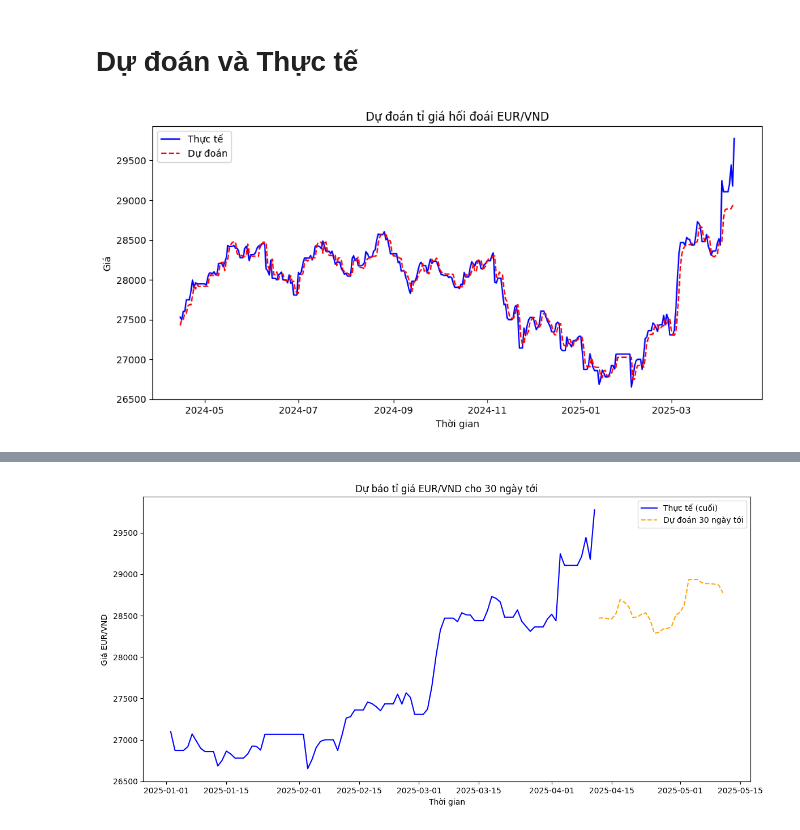
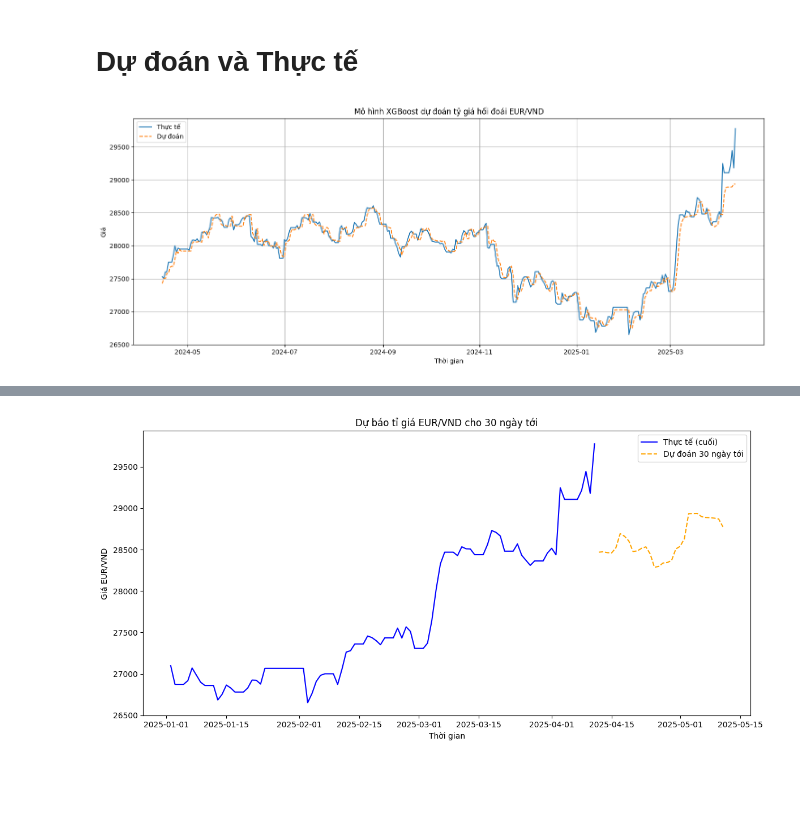
Before and after one commit to nggiang63/eur-vnd-exchange-rate, a Jupyter notebook: notebooks/xgboost.ipynb, the cells around one changed output, grey strips where cells are left out. Cells and saved outputs as stored; diff of their text form; code cells hidden in the pictures; blank space fills up the shorter version.

```diff
--- a/notebooks/xgboost.ipynb
+++ b/notebooks/xgboost.ipynb
@@ -135,19 +152,20 @@ MAPE: 0.2824%
 # %%
 y_pred_test = best_model.predict(X_test)
 
 # Đảm bảo test_timestamps là datetime
 test_timestamps = pd.to_datetime(test_timestamps)
 
-plt.figure(figsize=(10, 5))
-plt.plot(test_timestamps, y_test, label="Thực tế", color="blue")
-plt.plot(test_timestamps, y_pred_test, label="Dự đoán", linestyle="dashed", color="red")
+plt.figure(figsize=(15, 6))
+plt.plot(test_timestamps, y_test, label="Thực tế")
+plt.plot(test_timestamps, y_pred_test, label="Dự đoán", linestyle="dashed")
 
 plt.xlabel("Thời gian")
 plt.ylabel("Giá")
-plt.title("Dự đoán tỉ giá hối đoái EUR/VND")
+plt.title("Mô hình XGBoost dự đoán tỷ giá hối đoái EUR/VND")
+plt.grid(True)
 
 plt.legend()
 plt.tight_layout()
 plt.show()
 # %% [output]
-[figure, old version]
+[figure, new version]
```
Also changed, not shown: parts of 5 cells of this notebook, 2 other files.
